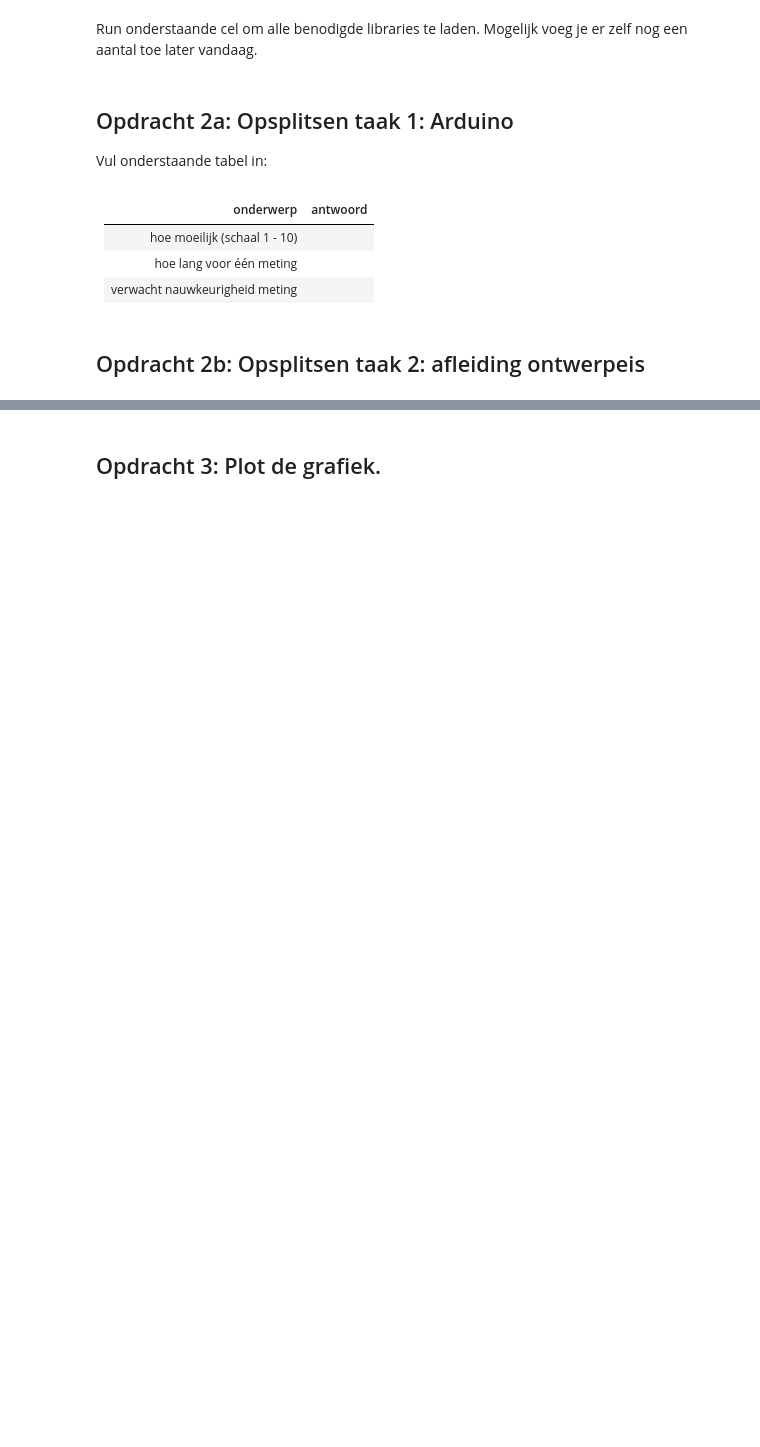
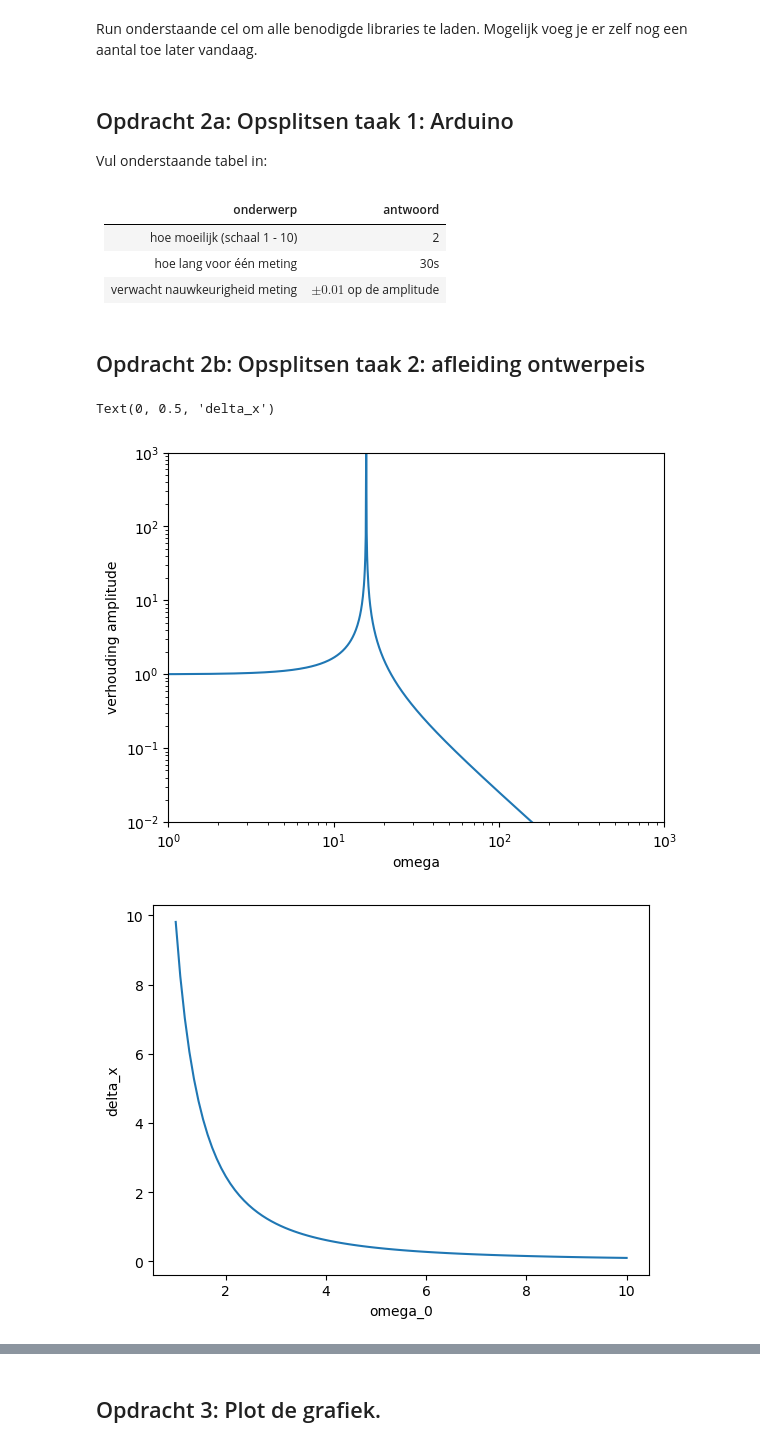
Before and after one commit to ChristophSmit/opdrachten-DEF-D, a Jupyter notebook: FysiekeOntwerpopdrachten/5MaakEenOpstellingTrillingsvrij/Ontwerpopdracht5MaakEenOpstellingTrillingsvrijInvulTemplate.ipynb, the cells around one changed output, grey strips where cells are left out. Cells and saved outputs as stored; diff of their text form; code cells hidden in the pictures; blank space fills up the shorter version.

```diff
--- a/FysiekeOntwerpopdrachten/5MaakEenOpstellingTrillingsvrij/Ontwerpopdracht5MaakEenOpstellingTrillingsvrijInvulTemplate.ipynb
+++ b/FysiekeOntwerpopdrachten/5MaakEenOpstellingTrillingsvrij/Ontwerpopdracht5MaakEenOpstellingTrillingsvrijInvulTemplate.ipynb
@@ -39,13 +39,37 @@ Vul onderstaande tabel in:
 # %% [markdown]
 | onderwerp    | antwoord  |
 |---|---|
-| hoe moeilijk (schaal 1 - 10) |  |
-| hoe lang voor één meting |  |
-| verwacht nauwkeurigheid meting |  |
+| hoe moeilijk (schaal 1 - 10) | 2 |
+| hoe lang voor één meting | 30s |
+| verwacht nauwkeurigheid meting | $\pm 0.01$ op de amplitude |
 # %% [markdown]
 ## Opdracht 2b: Opsplitsen taak 2: afleiding ontwerpeis
 # %%
-# Bereken hier je benodigde kantelfrequentie
+g = 9.81
+
+omega_0 = np.sqrt(5**2/4)*2*np.pi
+def verhouding_amplitude(omega):
+    return 1 / (1-omega**2/omega_0**2)
+
+def d_x(omega_0):
+    return g/omega_0**2
 # %%
-# Voeg hier je plot in.
+
+x_test = np.linspace(0.001, 1000, 10000)
+dx_test = np.linspace(1, 10, 100)
+plt.figure()
+plt.loglog(x_test, np.abs(verhouding_amplitude(x_test)))
+plt.xlim(1, 1000)
+plt.ylim(0.01, 1000)
+plt.xlabel("omega")
+plt.ylabel("verhouding amplitude")
+
+plt.figure()
+plt.plot(dx_test, d_x(dx_test))
+plt.xlabel("omega_0")
+plt.ylabel("delta_x")
+# %% [output]
+Text(0, 0.5, 'delta_x')
+[figure, added]
+[figure, added]
 # %%
```
Also changed, not shown: parts of 16 cells of this notebook, 2 other files.
